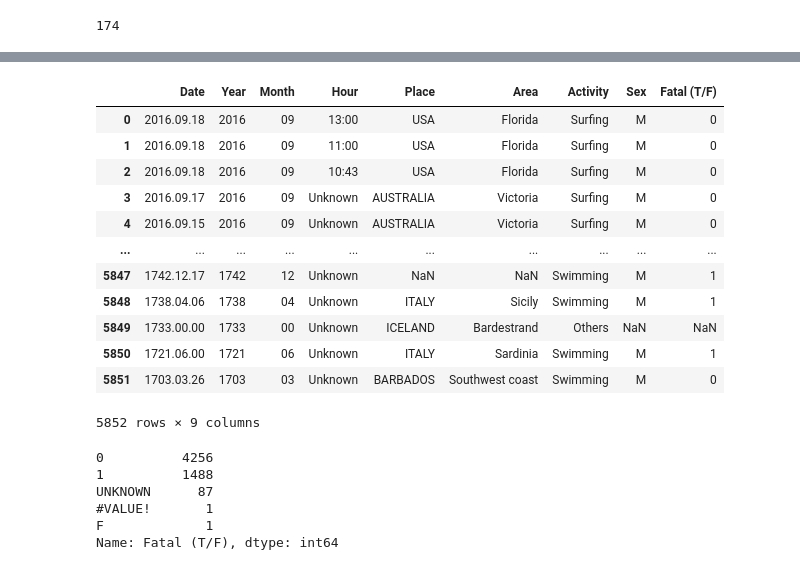
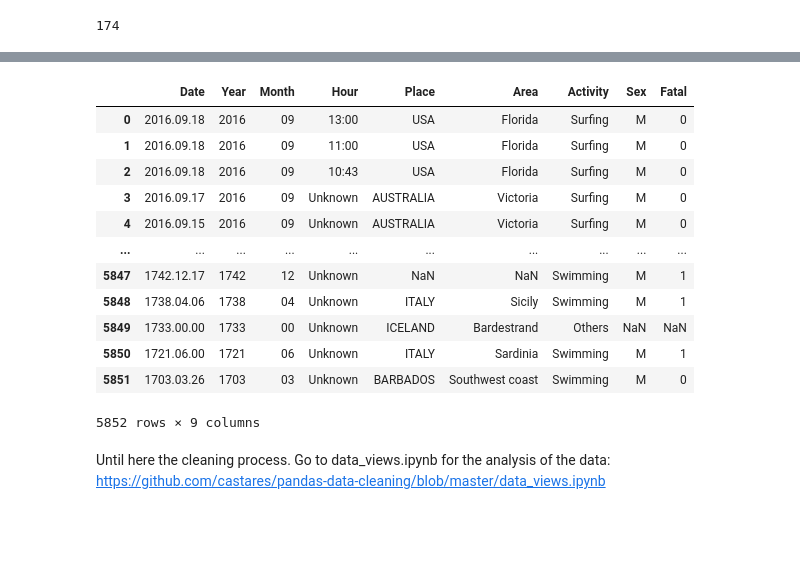
Before and after one commit to castares/pandas-data-cleaning, a Jupyter notebook: data_cleaning.ipynb, the cells around one changed output, grey strips where cells are left out. Drawn from its saved outputs; the diff is of its cells as text; code cells hidden in the pictures; blank space fills up the shorter version.

```diff
--- a/data_cleaning.ipynb
+++ b/data_cleaning.ipynb
@@ -89,17 +135,15 @@ data.rename(columns={'Activity':'unActivity'}, inplace=True)
 data_activity = data['unActivity']
 activity = []
 for e in data_activity:
-    if re.search(r'Surf[\w\s\,]+|surf[\w\s\,]+', str(e)):
+    if re.search(r'Surf[\w\s\,]+|surf[\w\s\,]+|[\w\s\,]+surf[\w\s\,]+', str(e)):
         e = 'Surfing'
-    elif re.search(r'Fish[\w\s\,]+|fish[\w\s\,]+', str(e)):
+    elif re.search(r'Fish[\w\s\,]+|fish[\w\s\,]+|[\w\s\,]+fish[\w\s\,]+', str(e)):
         e = 'Fishing'
-    elif re.search(r'Spear[\w\s\,]+|spear[\w\s\,]+', str(e)):
+    elif re.search(r'Spear[\w\s\,]+|spear[\w\s\,]+|[\w\s\,]+spear[\w\s\,]+', str(e)):
         e = 'Fishing'
-    elif re.search(r'bath[\w\s\,]+|bath[\w\s\,]+', str(e)):
-        e = 'Bathing'
-    elif re.search(r'Swim[\w\s\,]+|swim[\w\s\,]+', str(e)):
+    elif re.search(r'Swim[\w\s\,]+|swim[\w\s\,]+|[\w\s\,]+swim[\w\s\,]+', str(e)):
         e = 'Swimming'
-    elif re.search(r'Div[\w\s\,]+|Div[\w\s\,]+', str(e)):
+    elif re.search(r'Div[\w\s\,]+|div[\w\s\,]+|[\w\s\,]+div[\w\s\,]+', str(e)):
         e = 'Diving'
     else: e = 'Others'
     activity.append(e)
@@ -120,2 +160,0 @@ Name: Activity, dtype: int64
-# %%
-data['Case Number'].replace(regex = {r'.[A-Za-z]$':''}, inplace = True)
@@ -122,3 +163,5 @@ data['Case Number'].replace(regex = {r'.[A-Za-z]$':''}, inplace = True)
 # %%
 data['Date'] = data['Case Number']
+# %%
+data['Date'].replace(regex = {r'.[A-Za-z]$':''}, inplace = True)
 # %% [markdown]
@@ -202,9 +205,12 @@ dtype: object
 # %%
-data = data.replace({'Fatal (Y/N)':
+data.rename(columns={ 'Fatal (Y/N)' : 'Fatal'}, inplace=True)
+data = data.replace({'Fatal':
              { 'N' : '0',
                'Y' : '1',
                'n' : '0',
                'y' : '1',
+              'UNKNOWN' : '0',
+              'F' : '0',
+              '#VALUE!' : '0'
              }})
-data['Fatal (Y/N)'].astype(bool)
-data.rename(columns={ 'Fatal (Y/N)' : 'Fatal (T/F)'}, inplace=True)
+data['Fatal'].astype(bool)
@@ -211,9 +234,9 @@ data.rename(columns={ 'Fatal (Y/N)' : 'Fatal (T/F)'}, inplace=True)
 # %%
-final_table = data[['Date', 'Year', 'Month', 'Hour', 'Place', 'Area', 'Activity', 'Sex', 'Fatal (T/F)']]
-final_table.to_csv("./cleaned_data_GSAF5.csv")
+final_table = data[['Date', 'Year', 'Month', 'Hour', 'Place', 'Area', 'Activity', 'Sex', 'Fatal']]
+final_table.to_csv("output/cleaned_data_GSAF5.csv")
 display(final_table)
 # %% [output]
-|  | Date | Year | Month | Hour | Place | Area | Activity | Sex | Fatal (T/F) |
+|  | Date | Year | Month | Hour | Place | Area | Activity | Sex | Fatal |
 | 0 | 2016.09.18 | 2016 | 09 | 13:00 | USA | Florida | Surfing | M | 0 |
 | 1 | 2016.09.18 | 2016 | 09 | 11:00 | USA | Florida | Surfing | M | 0 |
 | 2 | 2016.09.18 | 2016 | 09 | 10:43 | USA | Florida | Surfing | M | 0 |
@@ -226,12 +249,6 @@ display(final_table)
 | 5850 | 1721.06.00 | 1721 | 06 | Unknown | ITALY | Sardinia | Swimming | M | 1 |
 | 5851 | 1703.03.26 | 1703 | 03 | Unknown | BARBADOS | Southwest coast | Swimming | M | 0 |
 5852 rows × 9 columns
-# %%
-data['Fatal (T/F)'].value_counts()
-# %% [output]
-0          4256
-1          1488
-UNKNOWN      87
-#VALUE!       1
-F             1
-Name: Fatal (T/F), dtype: int64
+# %% [markdown]
+Until here the cleaning process. Go to data_views.ipynb for the analysis of the data:
+https://github.com/castares/pandas-data-cleaning/blob/master/data_views.ipynb
```
Also changed, not shown: parts of 19 cells of this notebook, 2 other files.
